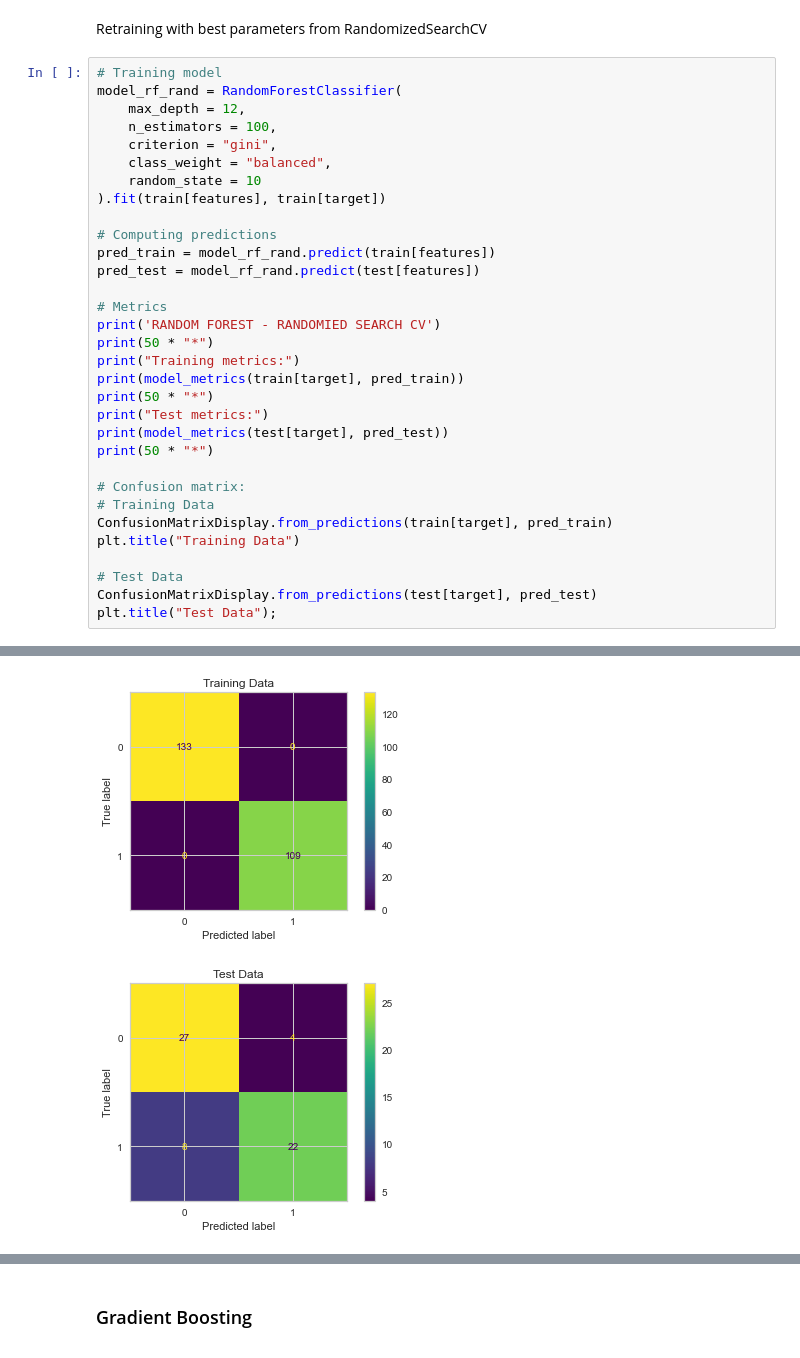
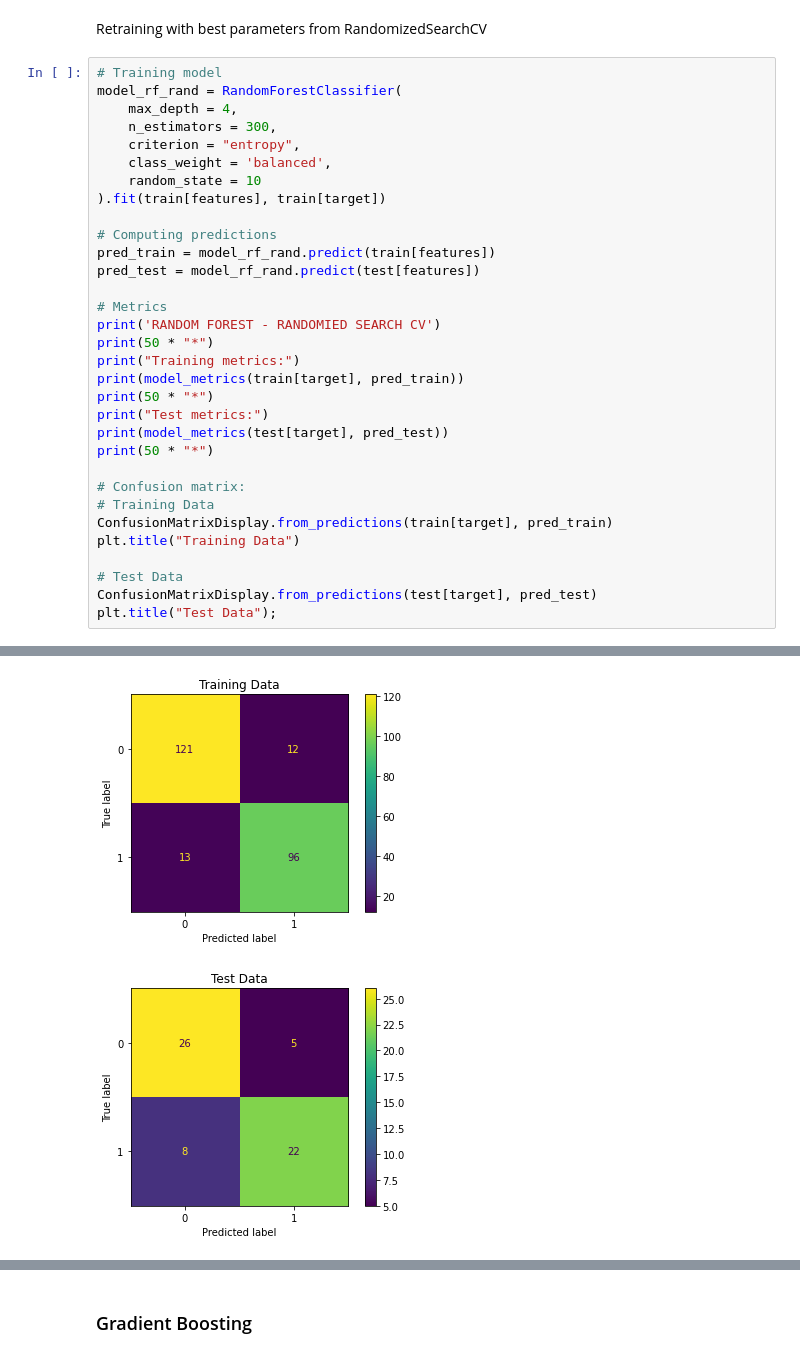
Before and after one commit to elnez/CREWES_proyect, a Jupyter notebook: EDA_HeartAttack.ipynb, the cells around one changed output, grey strips where cells are left out. Drawn from its saved outputs; the diff is of its cells as text.

```diff
--- a/EDA_HeartAttack.ipynb
+++ b/EDA_HeartAttack.ipynb
@@ -985,10 +1000,10 @@ Retraining with best parameters from RandomizedSearchCV
 # %%
 # Training model
 model_rf_rand = RandomForestClassifier(
-    max_depth = 12,
-    n_estimators = 100,
-    criterion = "gini",
-    class_weight = "balanced",
+    max_depth = 4,
+    n_estimators = 300,
+    criterion = "entropy",
+    class_weight = 'balanced',
     random_state = 10
 ).fit(train[features], train[target])
 
@@ -1027,4 +1042,4 @@ Test metrics:
 **************************************************
-[figure, old version]
+[figure, new version]
-[figure, old version]
+[figure, new version]
 # %% [markdown]
```
Also changed, not shown: parts of 50 cells of this notebook.
